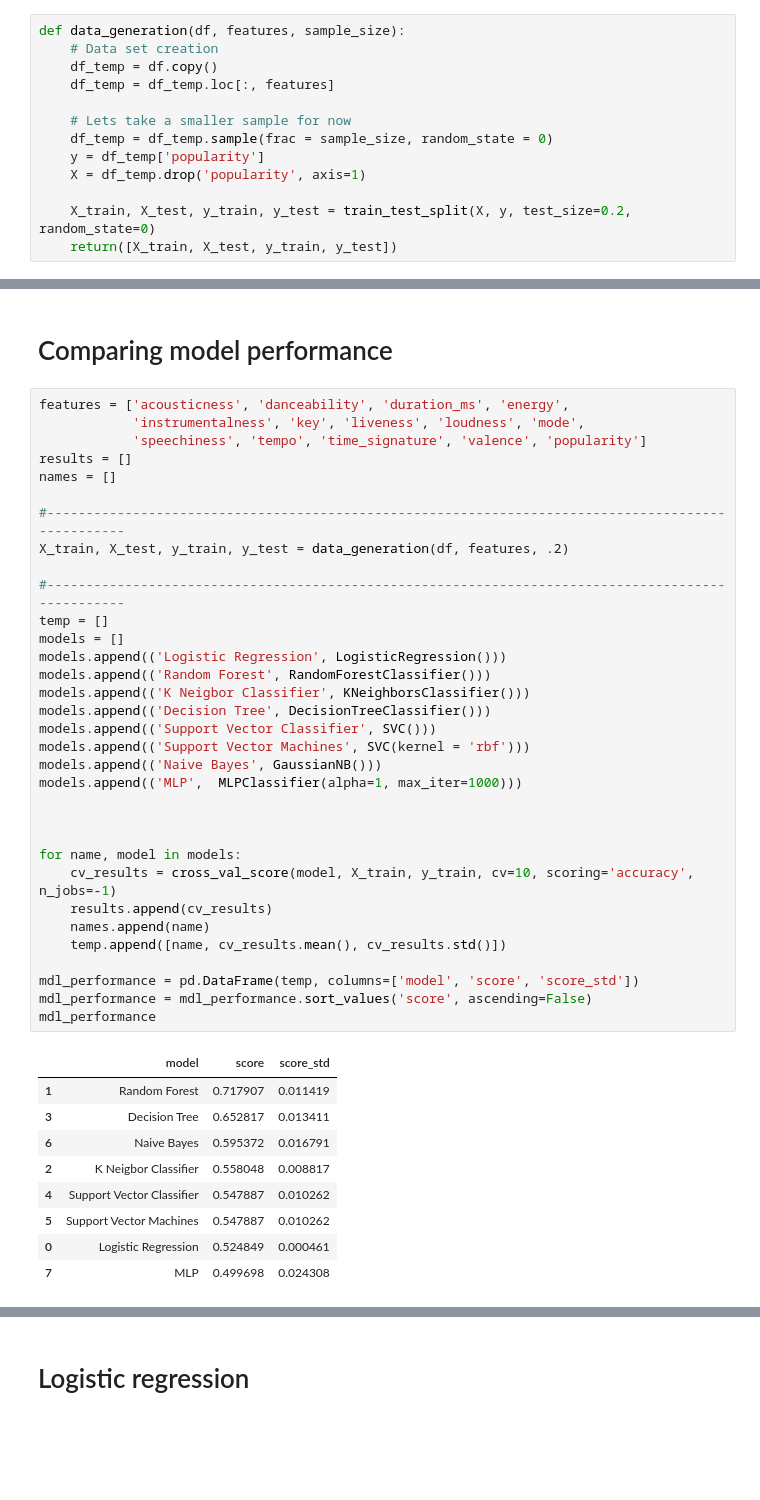
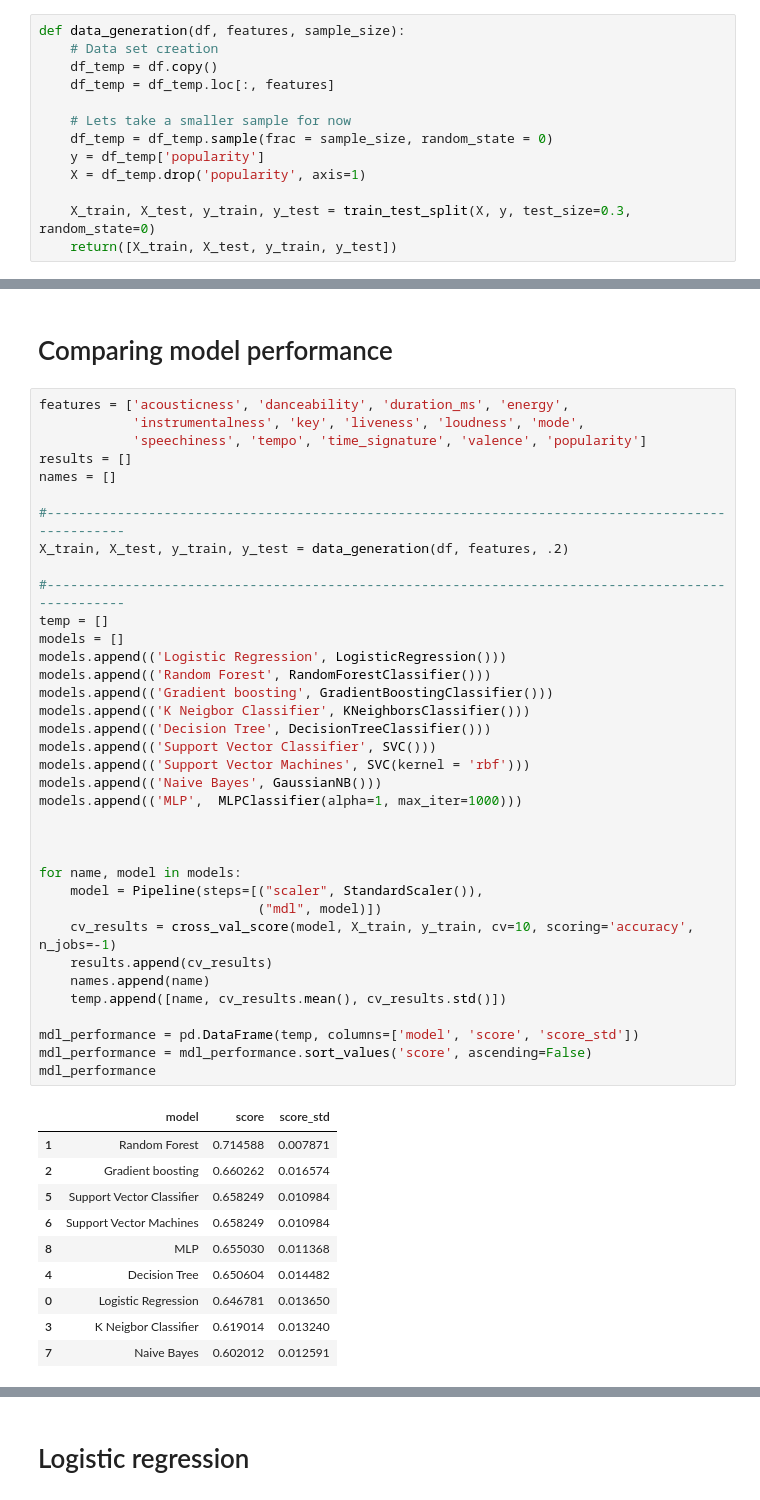
Before and after one commit to Sean-Chaos/DBA-4811-Group-Project, a Jupyter notebook: Working copy .ipynb, the cells around one changed output, grey strips where cells are left out. Saved outputs shown, nothing was run; the diff lists cells and outputs as text; blank space fills up the shorter version.

```diff
--- a/Working copy .ipynb
+++ b/Working copy .ipynb
@@ -65,7 +66,7 @@ def data_generation(df, features, sample_size):
     y = df_temp['popularity']
     X = df_temp.drop('popularity', axis=1)
 
-    X_train, X_test, y_train, y_test = train_test_split(X, y, test_size=0.2, random_state=0)
+    X_train, X_test, y_train, y_test = train_test_split(X, y, test_size=0.3, random_state=0)
     return([X_train, X_test, y_train, y_test])
 # %%
 features = ['acousticness', 'danceability', 'duration_ms', 'energy',
@@ -143,38 +159,42 @@ results = []
 names = []
 
 #--------------------------------------------------------------------------------------------------
 X_train, X_test, y_train, y_test = data_generation(df, features, .2)
 
 #--------------------------------------------------------------------------------------------------
 temp = []
 models = []
 models.append(('Logistic Regression', LogisticRegression()))
 models.append(('Random Forest', RandomForestClassifier()))
+models.append(('Gradient boosting', GradientBoostingClassifier()))
 models.append(('K Neigbor Classifier', KNeighborsClassifier()))
 models.append(('Decision Tree', DecisionTreeClassifier()))
 models.append(('Support Vector Classifier', SVC()))
 models.append(('Support Vector Machines', SVC(kernel = 'rbf')))
 models.append(('Naive Bayes', GaussianNB()))
 models.append(('MLP',  MLPClassifier(alpha=1, max_iter=1000)))
 
 
 
 for name, model in models:
+    model = Pipeline(steps=[("scaler", StandardScaler()),
+                            ("mdl", model)])
     cv_results = cross_val_score(model, X_train, y_train, cv=10, scoring='accuracy', n_jobs=-1)
     results.append(cv_results)
     names.append(name)
     temp.append([name, cv_results.mean(), cv_results.std()])
 
 mdl_performance = pd.DataFrame(temp, columns=['model', 'score', 'score_std'])
 mdl_performance = mdl_performance.sort_values('score', ascending=False)
 mdl_performance
 # %% [output]
 |  | model | score | score_std |
-| 1 | Random Forest | 0.717907 | 0.011419 |
-| 3 | Decision Tree | 0.652817 | 0.013411 |
-| 6 | Naive Bayes | 0.595372 | 0.016791 |
-| 2 | K Neigbor Classifier | 0.558048 | 0.008817 |
-| 4 | Support Vector Classifier | 0.547887 | 0.010262 |
-| 5 | Support Vector Machines | 0.547887 | 0.010262 |
-| 0 | Logistic Regression | 0.524849 | 0.000461 |
-| 7 | MLP | 0.499698 | 0.024308 |
+| 1 | Random Forest | 0.714588 | 0.007871 |
+| 2 | Gradient boosting | 0.660262 | 0.016574 |
+| 5 | Support Vector Classifier | 0.658249 | 0.010984 |
+| 6 | Support Vector Machines | 0.658249 | 0.010984 |
+| 8 | MLP | 0.655030 | 0.011368 |
+| 4 | Decision Tree | 0.650604 | 0.014482 |
+| 0 | Logistic Regression | 0.646781 | 0.013650 |
+| 3 | K Neigbor Classifier | 0.619014 | 0.013240 |
+| 7 | Naive Bayes | 0.602012 | 0.012591 |
```
Also changed, not shown: parts of 13 cells of this notebook.
